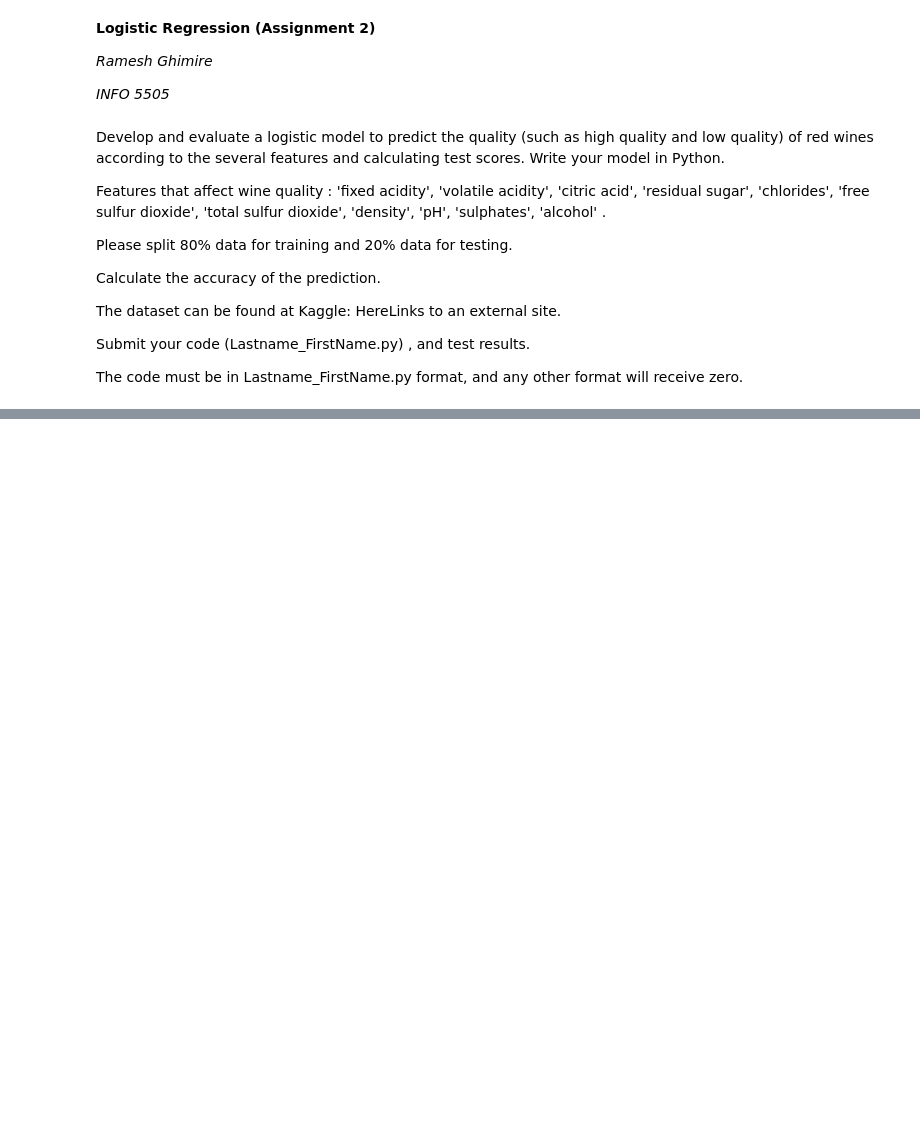
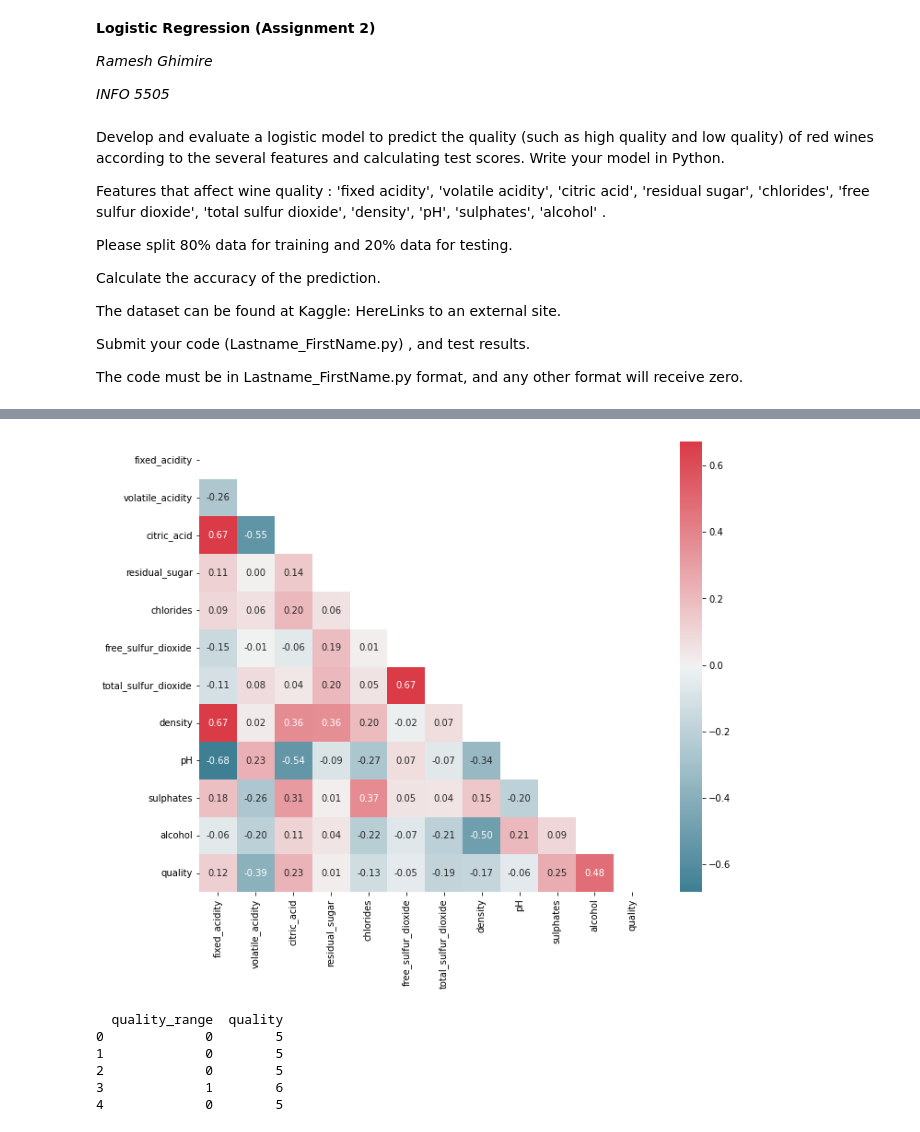
Before and after one commit to rghimre3/INFO5505_Machine_Learning_for-_Data_Scientist, a Jupyter notebook: Ghimire_ramesh_PY.ipynb, the cells around one changed output, grey strips where cells are left out. Drawn from its saved outputs; the diff is of its cells as text; code cells hidden in the pictures; blank space fills up the shorter version.

```diff
--- a/Ghimire_ramesh_PY.ipynb
+++ b/Ghimire_ramesh_PY.ipynb
@@ -22,0 +156,13 @@ The code must be in Lastname_FirstName.py format, and any other format will rece
+# %%
+corr_matrix = df.corr()
+corr_list = corr_matrix.quality.abs().sort_values(ascending=False).index[0:]
+# %%
+plt.figure(figsize=(11,9))
+dropSelf = np.zeros_like(corr_matrix)
+dropSelf[np.triu_indices_from(dropSelf)] = True
+
+sns.heatmap(corr_matrix, cmap=sns.diverging_palette(220, 10, as_cmap=True), annot=True, fmt=".2f", mask=dropSelf)
+
+sns.set(font_scale=1.5)
+# %% [output]
+[figure, added]
@@ -22,0 +174,17 @@ The code must be in Lastname_FirstName.py format, and any other format will rece
+# %%
+bins = [0,5,10]
+
+
+labels = [0, 1] # 'low'=0, 'high'=1
+df_bins['quality_range']= pd.cut(x=df_bins['quality'], bins=bins, labels=labels)
+
+print(df_bins[['quality_range','quality']].head(5))
+
+df_bins = df_bins.drop('quality', axis=1)
+# %% [output]
+  quality_range  quality
+0             0        5
+1             0        5
+2             0        5
+3             1        6
+4             0        5
```
Also changed, not shown: parts of 24 cells of this notebook.
